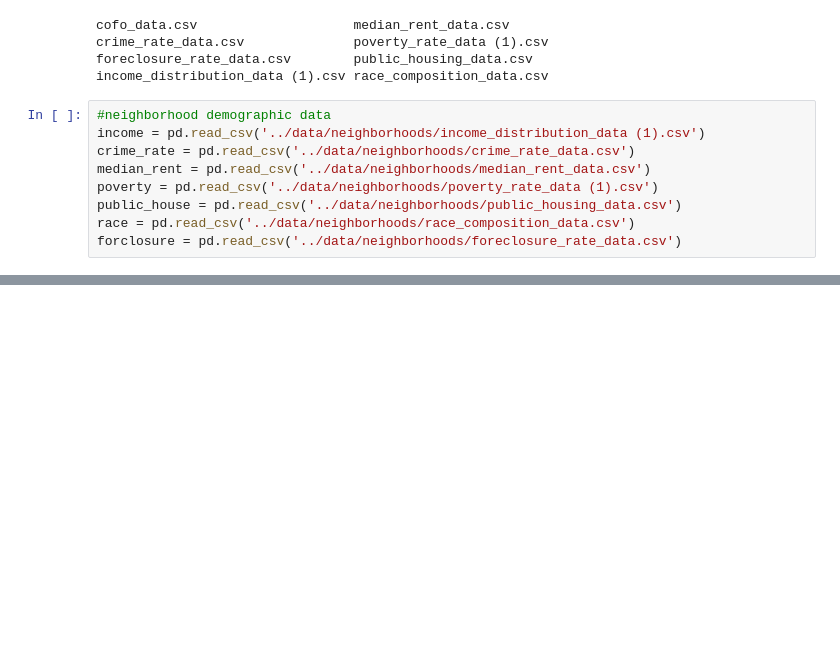
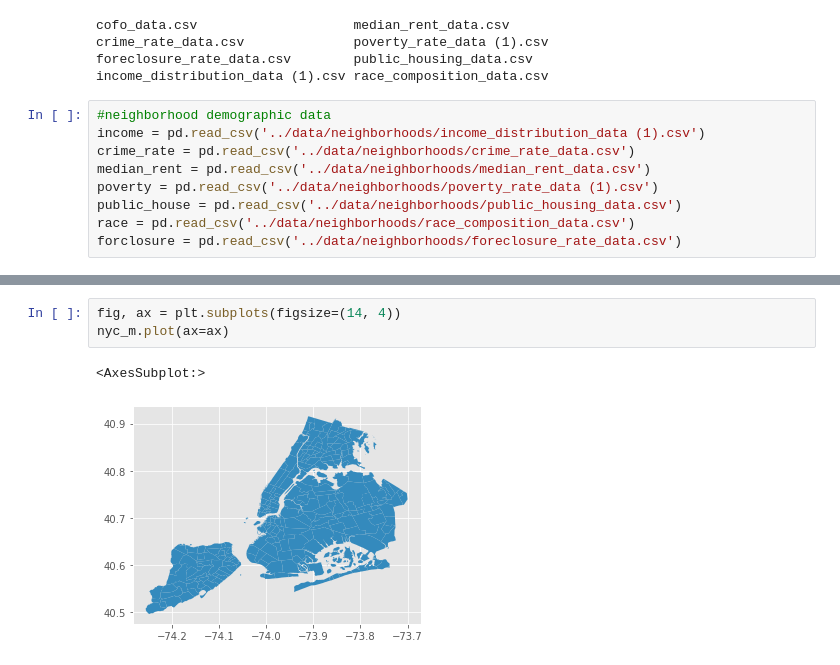
Before and after one commit to sashasabater/nyc-gun-violence, a Jupyter notebook: notebooks/neighborhood.ipynb, the cells around one changed output, grey strips where cells are left out. Cells and saved outputs as stored; diff of their text form; blank space fills up the shorter version.

```diff
--- a/notebooks/neighborhood.ipynb
+++ b/notebooks/neighborhood.ipynb
@@ -32,0 +39,6 @@ nyc_m.plot(figsize=(16, 16), color='seagreen')
+# %%
+fig, ax = plt.subplots(figsize=(14, 4))
+nyc_m.plot(ax=ax)
+# %% [output]
+<AxesSubplot:>
+[figure, added]
```
Also changed, not shown: parts of 3 cells of this notebook.
